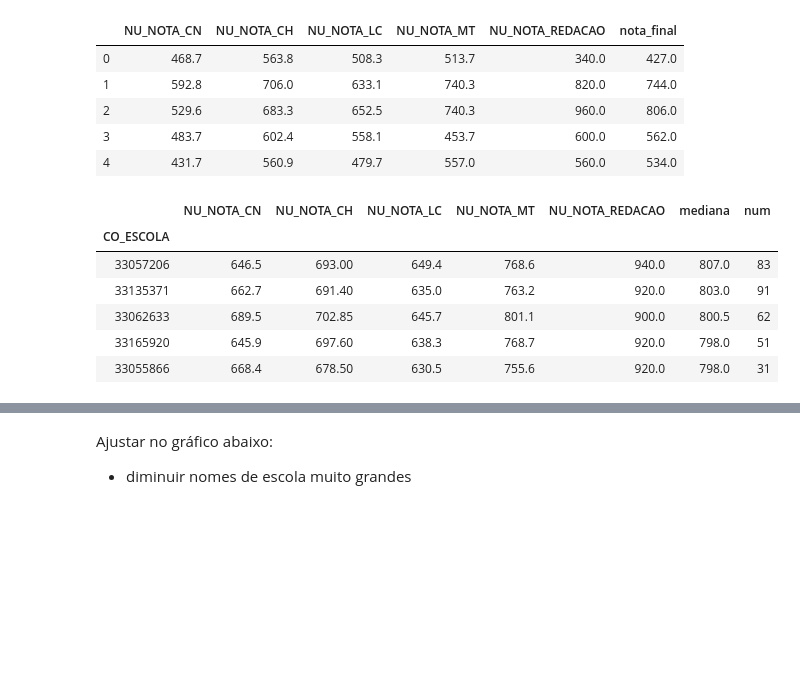
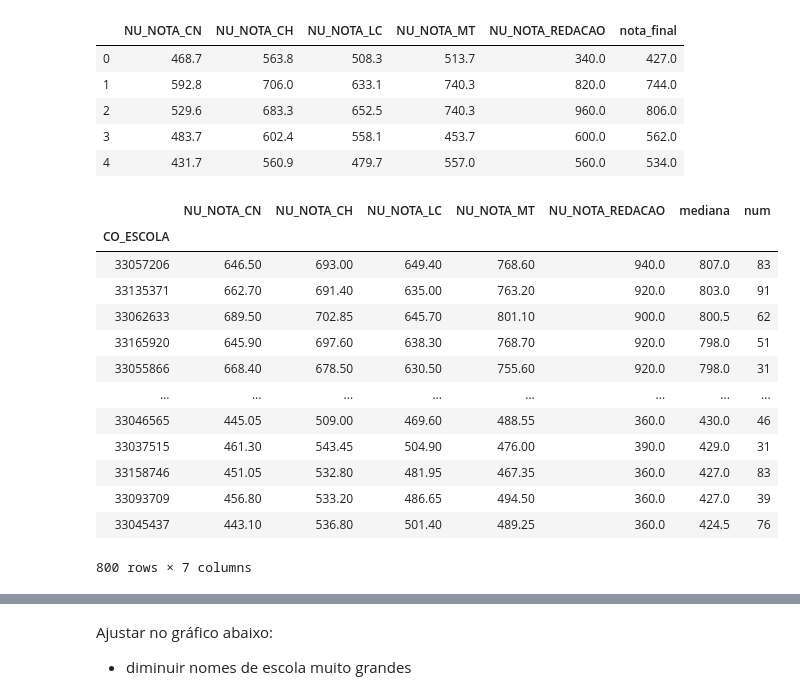
Before and after one commit to pauloneves/educacao, a Jupyter notebook: analisa.ipynb, the cells around one changed output, grey strips where cells are left out. Saved outputs shown, nothing was run; the diff lists cells and outputs as text; code cells hidden in the pictures; blank space fills up the shorter version.

```diff
--- a/analisa.ipynb
+++ b/analisa.ipynb
@@ -55,7 +54,10 @@ notas_pesos =(1, 1, 1, 1, 4)
 # %%
 media_ponderada = lambda notas: np.average(notas, weights=notas_pesos)
 
-df_enem_rio['nota_final'] = df_enem_rio  .loc[df_enem_rio.TP_ST_CONCLUSAO == 2, notas_cols ]  .apply(media_ponderada, axis=1).round(0)
+#df_enem_rio me dá as notas do enem de cada aluno de escola do rio de janeiro
+df_enem_rio['nota_final'] = df_enem_rio.loc[df_enem_rio.TP_ST_CONCLUSAO == 2, notas_cols ]\
+                                       .apply(media_ponderada, axis=1)\
+                                       .round(0)
 df_enem_rio[notas_cols+ ['nota_final']].head()
 # %% [output]
 |  | NU_NOTA_CN | NU_NOTA_CH | NU_NOTA_LC | NU_NOTA_MT | NU_NOTA_REDACAO | nota_final |
@@ -65,20 +67,30 @@ df_enem_rio[notas_cols+ ['nota_final']].head()
 | 3 | 483.7 | 602.4 | 558.1 | 453.7 | 600.0 | 562.0 |
 | 4 | 431.7 | 560.9 | 479.7 | 557.0 | 560.0 | 534.0 |
 # %%
+#df_enem sãos as notas agrupadas por escola e ordenadas da melhor para a pior
+
 notas_agg = {col: (col, 'median') for col in notas_cols}
 notas_agg['mediana'] = ('nota_final', 'median')
 notas_agg['num'] = ('nota_final', 'count')
 
-df_melhores = df_enem_rio.groupby('CO_ESCOLA')\
-                         .agg(**notas_agg).sort_values('mediana', ascending=False)
-df_melhores = df_melhores[df_melhores.num > 30] #corte arbitrário, só quem tem mais de 30 alunos
-df_melhores.head()
+df_enem = df_enem_rio.groupby('CO_ESCOLA')\
+                         .agg(**notas_agg)\
+                         .sort_values('mediana', ascending=False)\
+                         .query('num > @MIN_ALUNOS')#corte arbitrário
+df_enem
 # %% [output]
 |  | NU_NOTA_CN | NU_NOTA_CH | NU_NOTA_LC | NU_NOTA_MT | NU_NOTA_REDACAO | mediana | num |
 | CO_ESCOLA |  |  |  |  |  |  |  |
-| 33057206 | 646.5 | 693.00 | 649.4 | 768.6 | 940.0 | 807.0 | 83 |
-| 33135371 | 662.7 | 691.40 | 635.0 | 763.2 | 920.0 | 803.0 | 91 |
-| 33062633 | 689.5 | 702.85 | 645.7 | 801.1 | 900.0 | 800.5 | 62 |
-| 33165920 | 645.9 | 697.60 | 638.3 | 768.7 | 920.0 | 798.0 | 51 |
-| 33055866 | 668.4 | 678.50 | 630.5 | 755.6 | 920.0 | 798.0 | 31 |
+| 33057206 | 646.50 | 693.00 | 649.40 | 768.60 | 940.0 | 807.0 | 83 |
+| 33135371 | 662.70 | 691.40 | 635.00 | 763.20 | 920.0 | 803.0 | 91 |
+| 33062633 | 689.50 | 702.85 | 645.70 | 801.10 | 900.0 | 800.5 | 62 |
+| 33165920 | 645.90 | 697.60 | 638.30 | 768.70 | 920.0 | 798.0 | 51 |
+| 33055866 | 668.40 | 678.50 | 630.50 | 755.60 | 920.0 | 798.0 | 31 |
+| ... | ... | ... | ... | ... | ... | ... | ... |
+| 33046565 | 445.05 | 509.00 | 469.60 | 488.55 | 360.0 | 430.0 | 46 |
+| 33037515 | 461.30 | 543.45 | 504.90 | 476.00 | 390.0 | 429.0 | 31 |
+| 33158746 | 451.05 | 532.80 | 481.95 | 467.35 | 360.0 | 427.0 | 83 |
+| 33093709 | 456.80 | 533.20 | 486.65 | 494.50 | 360.0 | 427.0 | 39 |
+| 33045437 | 443.10 | 536.80 | 501.40 | 489.25 | 360.0 | 424.5 | 76 |
+800 rows × 7 columns
 # %%
```
Also changed, not shown: parts of 42 cells of this notebook, 1 other file.
